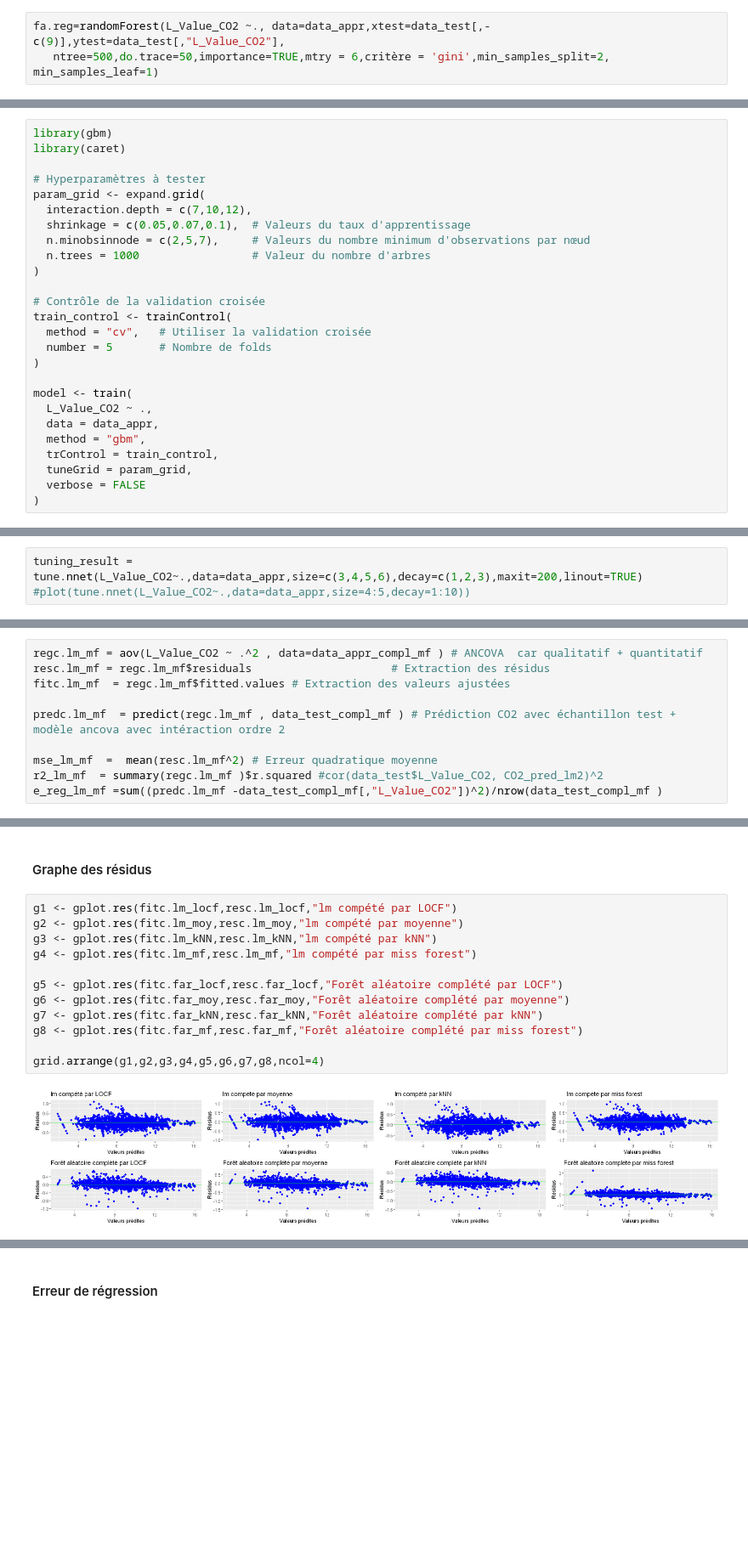
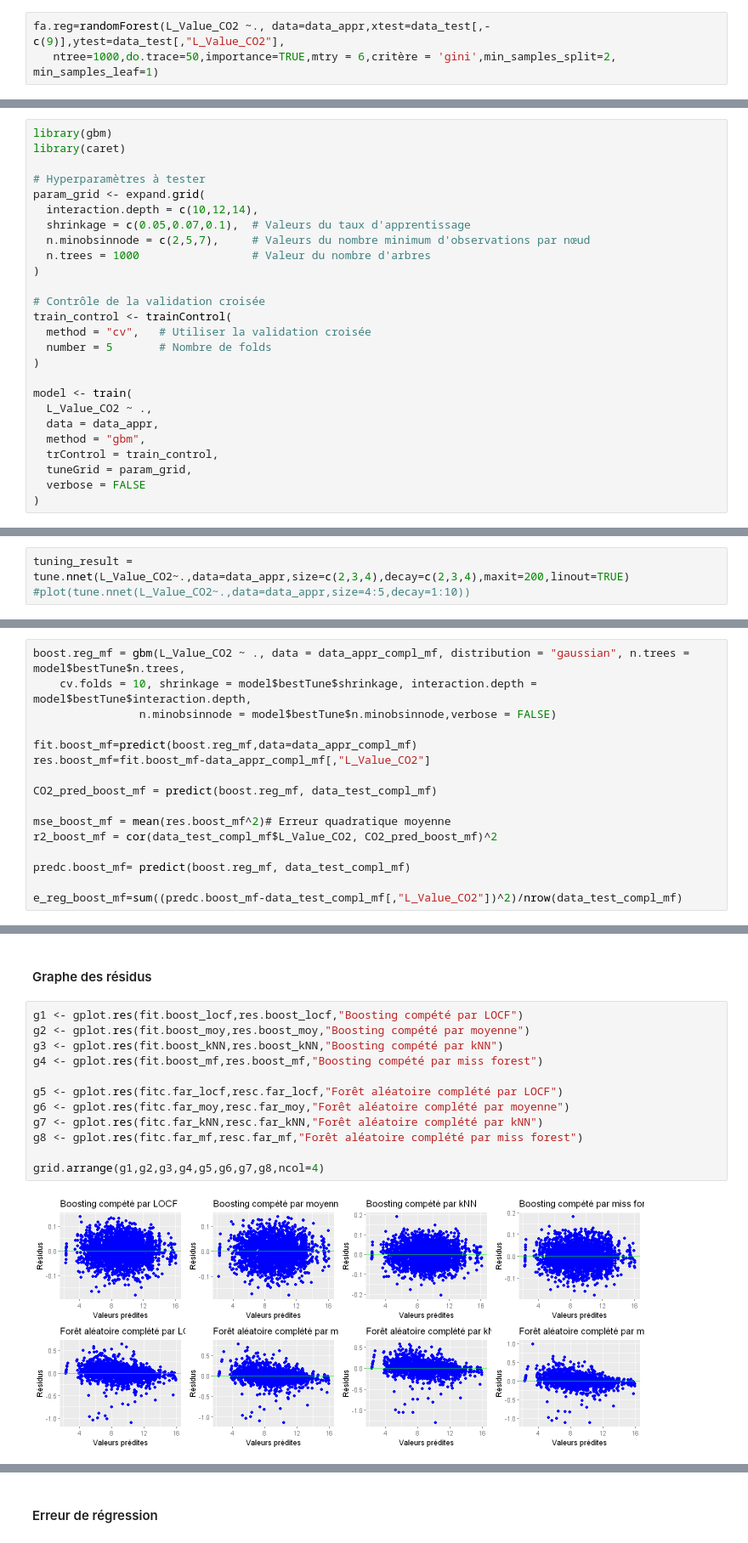
Before and after one commit to PaolaDeTruchis/MachineLearning, a Jupyter notebook: Projet_ML_R.ipynb, the cells around one changed output, grey strips where cells are left out. Shown at 85% size. Saved outputs shown, nothing was run; the diff lists cells and outputs as text; blank space fills up the shorter version.

```diff
--- a/Projet_ML_R.ipynb
+++ b/Projet_ML_R.ipynb
@@ -1968,6 +1916,6 @@ Nous prendrons donc mtry = 6, nous posons ntree = 500 (suffisament pour que le m
 # %%
 fa.reg=randomForest(L_Value_CO2 ~., data=data_appr,xtest=data_test[,-c(9)],ytest=data_test[,"L_Value_CO2"],
-   ntree=500,do.trace=50,importance=TRUE,mtry = 6,critère = 'gini',min_samples_split=2, min_samples_leaf=1)
+   ntree=1000,do.trace=50,importance=TRUE,mtry = 6,critère = 'gini',min_samples_split=2, min_samples_leaf=1)
 # %% [output]
      |      Out-of-bag   |       Test set    |
 Tree |      MSE  %Var(y) |      MSE  %Var(y) |
@@ -2090,7 +2043,7 @@ library(caret)
 
 # Hyperparamètres à tester
 param_grid <- expand.grid(
-  interaction.depth = c(7,10,12),
+  interaction.depth = c(10,12,14),
   shrinkage = c(0.05,0.07,0.1),  # Valeurs du taux d'apprentissage
   n.minobsinnode = c(2,5,7),     # Valeurs du nombre minimum d'observations par nœud
   n.trees = 1000                 # Valeur du nombre d'arbres
@@ -2234,7 +2188,7 @@ library(MASS)
 library(nnet)
 library(e1071)
 # %%
-tuning_result = tune.nnet(L_Value_CO2~.,data=data_appr,size=c(3,4,5,6),decay=c(1,2,3),maxit=200,linout=TRUE)
+tuning_result = tune.nnet(L_Value_CO2~.,data=data_appr,size=c(2,3,4),decay=c(2,3,4),maxit=200,linout=TRUE)
 #plot(tune.nnet(L_Value_CO2~.,data=data_appr,size=4:5,decay=1:10))
 # %%
 best_size = tuning_result$best.parameter$size
@@ -3066,12 +3023,18 @@ e_reg_lm_kNN =sum((predc.lm_kNN -data_test_compl_kNN [,"L_Value_CO2"])^2)/nrow(d
 # %% [markdown]
 #### Miss Forest
 # %%
-regc.lm_mf = aov(L_Value_CO2 ~ .^2 , data=data_appr_compl_mf ) # ANCOVA  car qualitatif + quantitatif
-resc.lm_mf = regc.lm_mf$residuals                     # Extraction des résidus
-fitc.lm_mf  = regc.lm_mf$fitted.values # Extraction des valeurs ajustées
+boost.reg_mf = gbm(L_Value_CO2 ~ ., data = data_appr_compl_mf, distribution = "gaussian", n.trees = model$bestTune$n.trees,
+    cv.folds = 10, shrinkage = model$bestTune$shrinkage, interaction.depth = model$bestTune$interaction.depth,
+                n.minobsinnode = model$bestTune$n.minobsinnode,verbose = FALSE)
 
-predc.lm_mf  = predict(regc.lm_mf , data_test_compl_mf ) # Prédiction CO2 avec échantillon test + modèle ancova avec intéraction ordre 2
+fit.boost_mf=predict(boost.reg_mf,data=data_appr_compl_mf)
+res.boost_mf=fit.boost_mf-data_appr_compl_mf[,"L_Value_CO2"]
 
-mse_lm_mf  =  mean(resc.lm_mf^2) # Erreur quadratique moyenne
-r2_lm_mf  = summary(regc.lm_mf )$r.squared #cor(data_test$L_Value_CO2, CO2_pred_lm2)^2
-e_reg_lm_mf =sum((predc.lm_mf -data_test_compl_mf[,"L_Value_CO2"])^2)/nrow(data_test_compl_mf )
+CO2_pred_boost_mf = predict(boost.reg_mf, data_test_compl_mf)
+
+mse_boost_mf = mean(res.boost_mf^2)# Erreur quadratique moyenne
+r2_boost_mf = cor(data_test_compl_mf$L_Value_CO2, CO2_pred_boost_mf)^2
+
+predc.boost_mf= predict(boost.reg_mf, data_test_compl_mf)
+
+e_reg_boost_mf=sum((predc.boost_mf-data_test_compl_mf[,"L_Value_CO2"])^2)/nrow(data_test_compl_mf)
@@ -3191,19 +3162,19 @@ Tree |      MSE  %Var(y) |      MSE  %Var(y) |
 # %% [markdown]
 #### Graphe des résidus
 # %%
-g1 <- gplot.res(fitc.lm_locf,resc.lm_locf,"lm compété par LOCF")
-g2 <- gplot.res(fitc.lm_moy,resc.lm_moy,"lm compété par moyenne")
-g3 <- gplot.res(fitc.lm_kNN,resc.lm_kNN,"lm compété par kNN")
-g4 <- gplot.res(fitc.lm_mf,resc.lm_mf,"lm compété par miss forest")
+g1 <- gplot.res(fit.boost_locf,res.boost_locf,"Boosting compété par LOCF")
+g2 <- gplot.res(fit.boost_moy,res.boost_moy,"Boosting compété par moyenne")
+g3 <- gplot.res(fit.boost_kNN,res.boost_kNN,"Boosting compété par kNN")
+g4 <- gplot.res(fit.boost_mf,res.boost_mf,"Boosting compété par miss forest")
 
 g5 <- gplot.res(fitc.far_locf,resc.far_locf,"Forêt aléatoire complété par LOCF")
 g6 <- gplot.res(fitc.far_moy,resc.far_moy,"Forêt aléatoire complété par moyenne")
 g7 <- gplot.res(fitc.far_kNN,resc.far_kNN,"Forêt aléatoire complété par kNN")
 g8 <- gplot.res(fitc.far_mf,resc.far_mf,"Forêt aléatoire complété par miss forest")
 
 grid.arrange(g1,g2,g3,g4,g5,g6,g7,g8,ncol=4)
 # %% [output]
-[figure, old version]
+[figure, new version]
 # %% [markdown]
 **Interprétation :**
 
```
Also changed, not shown: parts of 174 cells of this notebook.
